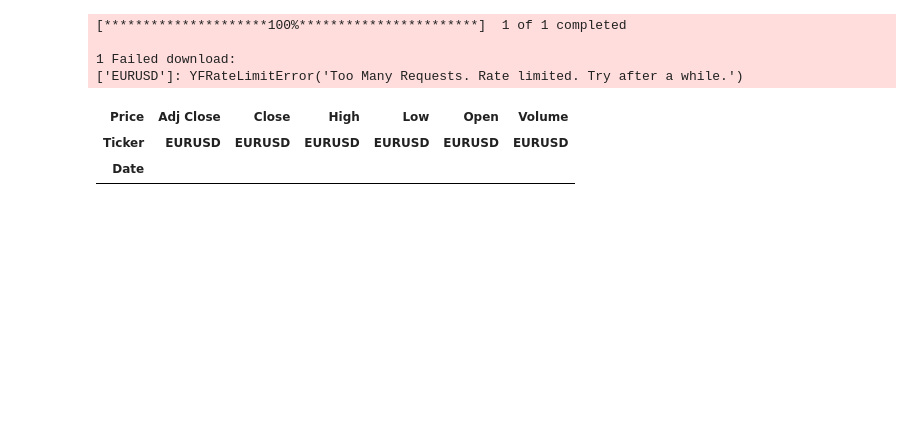
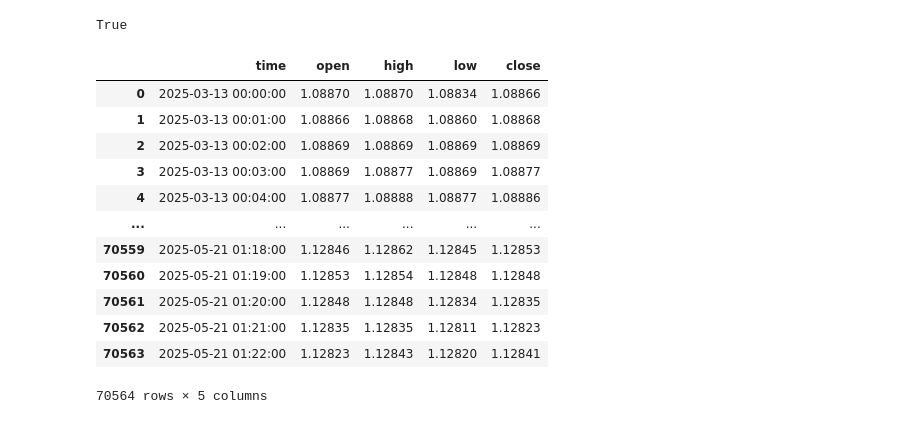
Before and after one commit to Moad2048/python_finance_market_projects, a Jupyter notebook: algo_mean.ipynb, the cells around one changed output. Saved outputs shown, nothing was run; the diff lists cells and outputs as text; code cells hidden in the pictures; blank space fills up the shorter version.

```diff
--- a/algo_mean.ipynb
+++ b/algo_mean.ipynb
@@ -15,15 +15,14 @@ import tdclient as TDClient
 from datetime import datetime, time ,timezone #to specify the date time range for historical data
 from IPython.display import display, Markdown, Latex # to display result in python notebook
 from backtest import Backtester, get_ohlc_history, create_price_fig, evaluate_backtest
-# %%
-ticker = 'EURUSD'
-daily_df = yf.download(ticker, start= '2025-05-01', end= datetime.now(), interval= '1d')
-daily_df
-# %% [output]
-[*********************100%***********************]  1 of 1 completed
-
-1 Failed download:
-['EURUSD']: YFRateLimitError('Too Many Requests. Rate limited. Try after a while.')
-| Price | Adj Close | Close | High | Low | Open | Volume |
-| Ticker | EURUSD | EURUSD | EURUSD | EURUSD | EURUSD | EURUSD |
-| Date |  |  |  |  |  |  |
+# %%
+# Conecte mt5
+mt5.initialize()
+# logine mt5
+login = 52185665
+password = '3cAJz$AQiKwMq0'
+server = 'ICMarketsSC-Demo'
+
+mt5.login(login,password,server)
+# %% [output]
+True
@@ -30 +36,32 @@ daily_df
+# %%
+# 1 minut df
+symbol = 'EURUSD'
+pos_size = 1
+timeframe = mt5.TIMEFRAME_M1
+start_datetime = datetime(2025,3,13)
+end_datetime = datetime.now()
+ohlc_df = get_ohlc(symbol, timeframe, start_datetime, end_datetime)
+# hour4 df
+timeframe = mt5.TIMEFRAME_H4
+hourly_df = get_ohlc(symbol, timeframe, start_datetime, end_datetime)
+# daily df
+timeframe = mt5.TIMEFRAME_D1
+daily_df = get_ohlc(symbol, timeframe, start_datetime, end_datetime)
+daily_df
+hourly_df
+ohlc_df
+# %% [output]
+|  | time | open | high | low | close |
+| 0 | 2025-03-13 00:00:00 | 1.08870 | 1.08870 | 1.08834 | 1.08866 |
+| 1 | 2025-03-13 00:01:00 | 1.08866 | 1.08868 | 1.08860 | 1.08868 |
+| 2 | 2025-03-13 00:02:00 | 1.08869 | 1.08869 | 1.08869 | 1.08869 |
+| 3 | 2025-03-13 00:03:00 | 1.08869 | 1.08877 | 1.08869 | 1.08877 |
+| 4 | 2025-03-13 00:04:00 | 1.08877 | 1.08888 | 1.08877 | 1.08886 |
+| ... | ... | ... | ... | ... | ... |
+| 70559 | 2025-05-21 01:18:00 | 1.12846 | 1.12862 | 1.12845 | 1.12853 |
+| 70560 | 2025-05-21 01:19:00 | 1.12853 | 1.12854 | 1.12848 | 1.12848 |
+| 70561 | 2025-05-21 01:20:00 | 1.12848 | 1.12848 | 1.12834 | 1.12835 |
+| 70562 | 2025-05-21 01:21:00 | 1.12835 | 1.12835 | 1.12811 | 1.12823 |
+| 70563 | 2025-05-21 01:22:00 | 1.12823 | 1.12843 | 1.12820 | 1.12841 |
+70564 rows × 5 columns
 # %%
```
Also changed, not shown: parts of 3 cells of this notebook, 5 other files.
